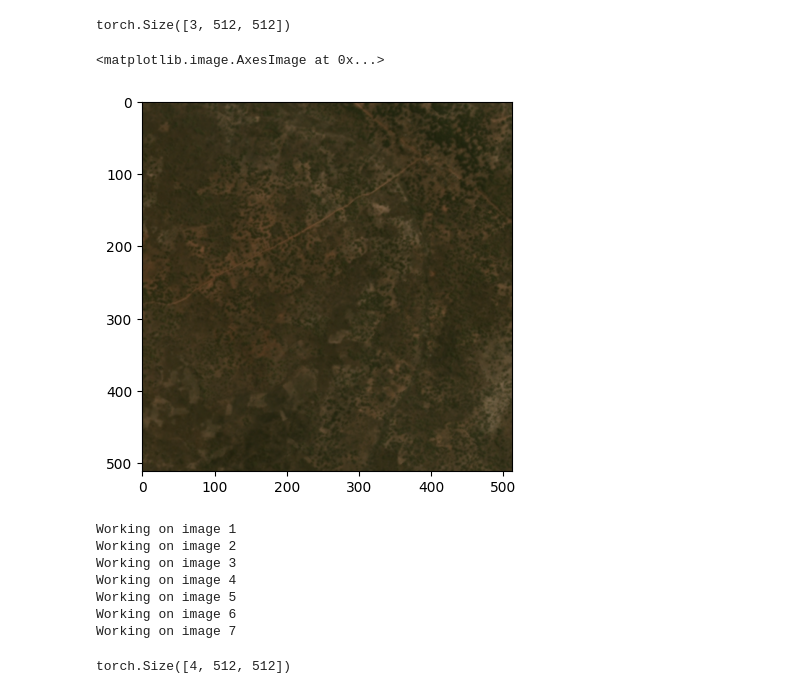
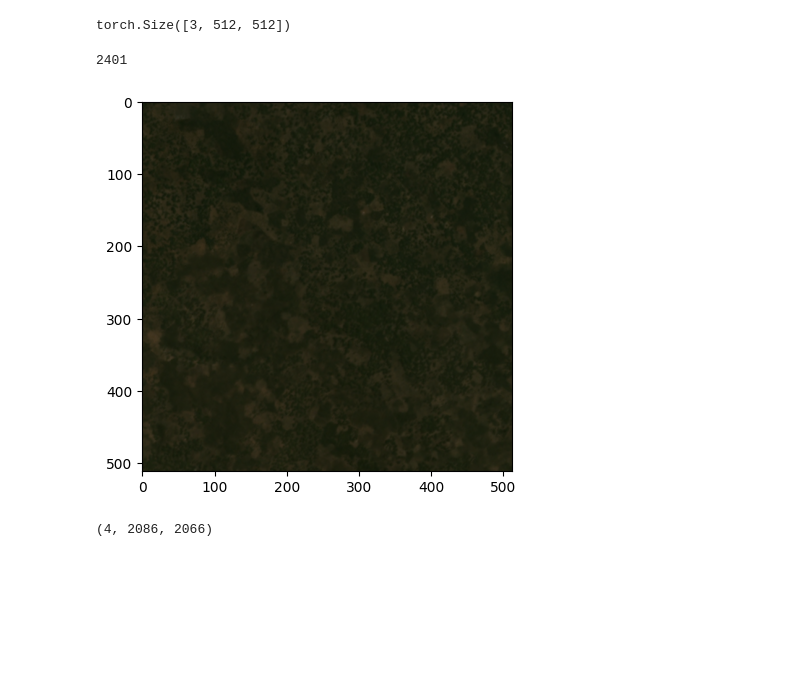
Before and after one commit to mdominguezd/PyTorch_Training, a Jupyter notebook: Transform_Ready_To_Use_Images.ipynb, the cells around one changed output. Drawn from its saved outputs; the diff is of its cells as text; code cells hidden in the pictures; blank space fills up the shorter version.

```diff
--- a/Transform_Ready_To_Use_Images.ipynb
+++ b/Transform_Ready_To_Use_Images.ipynb
@@ -75,13 +85,11 @@ imgs[0][:3].shape
 # %% [output]
 torch.Size([3, 512, 512])
 # %%
-plt.imshow(imgs[2][:3].flip([-3]).permute(1,2,0))
+def plot(img):
+  plt.imshow(img[:3].flip([-3]).permute(1,2,0))
-# %% [output]
-<matplotlib.image.AxesImage at 0x...>
-[figure, removed]
 # %%
 class Tanzania_Dataset(Dataset):
-  def __init__(self, img_folder, image_ids, patch_size=512): #GT_folder
+  def __init__(self, img_folder, patch_size=512): #GT_folder
     self.imgs = []
     # self.GTs = []
 
@@ -89,26 +97,21 @@ class Tanzania_Dataset(Dataset):
 
     conversion = T.ToTensor()
 
-    # image_ids = [1,3,5]
-    img_folder = 'Planet'
+    #Load the tile and the corresponding ground truth.
+    img = io.imread(os.path.join(img_folder, 'TanzaniaStudyArea.tif')).astype(np.float32)
 
-    for img_index in image_ids:
-      print("Working on image " + str(img_index))
-      #Load the tile and the corresponding ground truth.
-      img = io.imread(os.path.join(img_folder, "PlanetTilesTanzania_" + '{:04d}'.format(img_index) + '.tif')).astype(np.float32)
+    img = img/np.max(img) # Normalize all bands to a random value
 
-      img = img/np.max(img) # Normalize all bands to a random value
-
-      #Crop into patches, following a regularly sampled grid.
-      #i and j are defined as the center of the patch to crop.
-      for i in np.arange(patch_size//2, img.shape[0] - patch_size // 2, overlap):
-        for j in np.arange(patch_size//2, img.shape[1] - patch_size // 2, overlap):
-          #Crop the image and the ground truth into patch around (i,j) and save
-          #them in self.imgs and self.GTs arrays.
-          #For the image, note that we are taking the three channels (using ":")
-          #for the 3rd dimension, and we do the conversion to tensor.
-          im_patch = img[i - patch_size//2:i + patch_size // 2, j - patch_size // 2:j + patch_size // 2,:]
-          self.imgs.append(conversion(im_patch))
+    #Crop into patches, following a regularly sampled grid.
+    #i and j are defined as the center of the patch to crop.
+    for i in np.arange(patch_size//2, img.shape[0] - patch_size // 2, overlap):
+      for j in np.arange(patch_size//2, img.shape[1] - patch_size // 2, overlap):
+        #Crop the image and the ground truth into patch around (i,j) and save
+        #them in self.imgs and self.GTs arrays.
+        #For the image, note that we are taking the three channels (using ":")
+        #for the 3rd dimension, and we do the conversion to tensor.
+        im_patch = img[i - patch_size//2:i + patch_size // 2, j - patch_size // 2:j + patch_size // 2,:]
+        self.imgs.append(conversion(im_patch))
 
   def __len__(self):
     return len(self.imgs)
@@ -121,17 +124,13 @@ class Tanzania_Dataset(Dataset):
 
     #We also need to return the ground truth as a tensor
     return img
-# %%
-tnz_DS = Tanzania_Dataset('Planet',[1,2,3,4,5,6,7])
-# %% [output]
-Working on image 1
-Working on image 2
-Working on image 3
-Working on image 4
-Working on image 5
-Working on image 6
-Working on image 7
-# %%
-tnz_DS.__getitem__(5).shape
-# %% [output]
-torch.Size([4, 512, 512])
+# %%
+tnz_DS = Tanzania_Dataset('PlanetTanzania')
+# %%
+tnz_DS.__len__()
+# %% [output]
+2401
+# %%
+plot(tnz_DS.__getitem__(151))
+# %% [output]
+[figure, added]
@@ -137,0 +209,4 @@ torch.Size([4, 512, 512])
+# %%
+img.shape
+# %% [output]
+(4, 2086, 2066)
```
Also changed, not shown: parts of 12 cells of this notebook.
